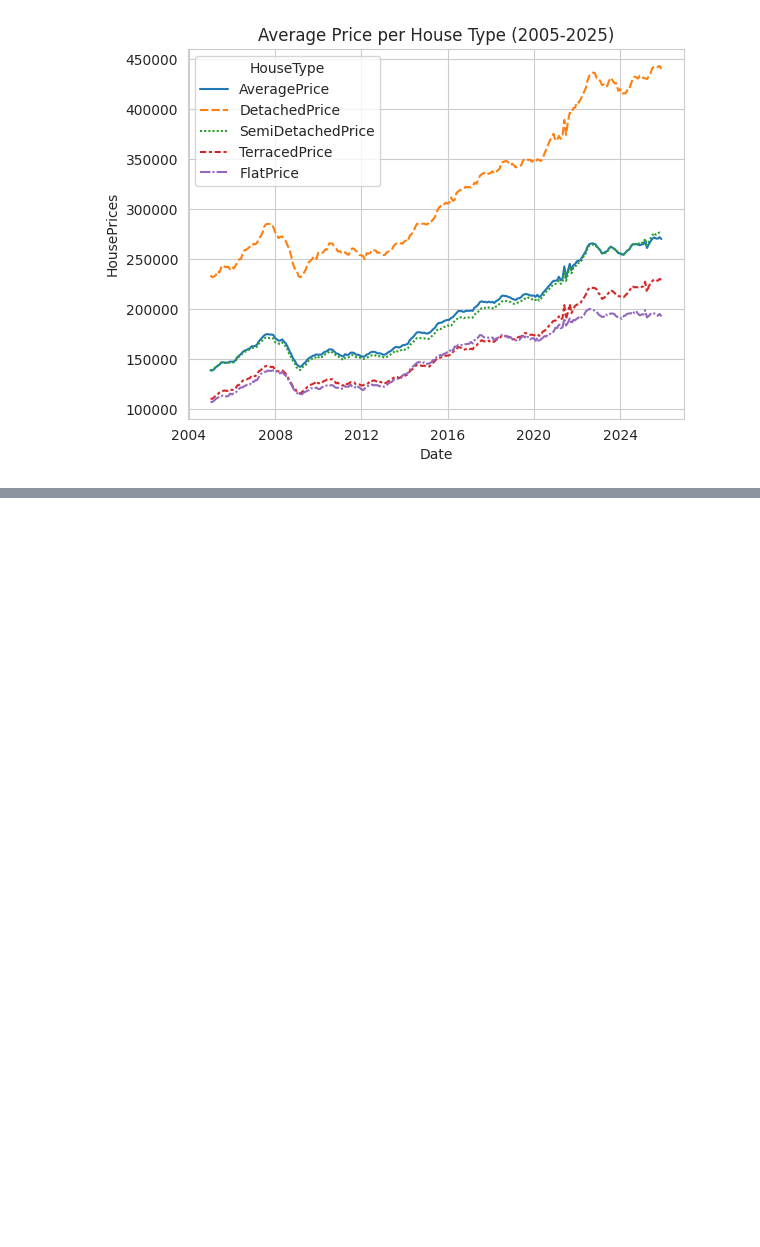
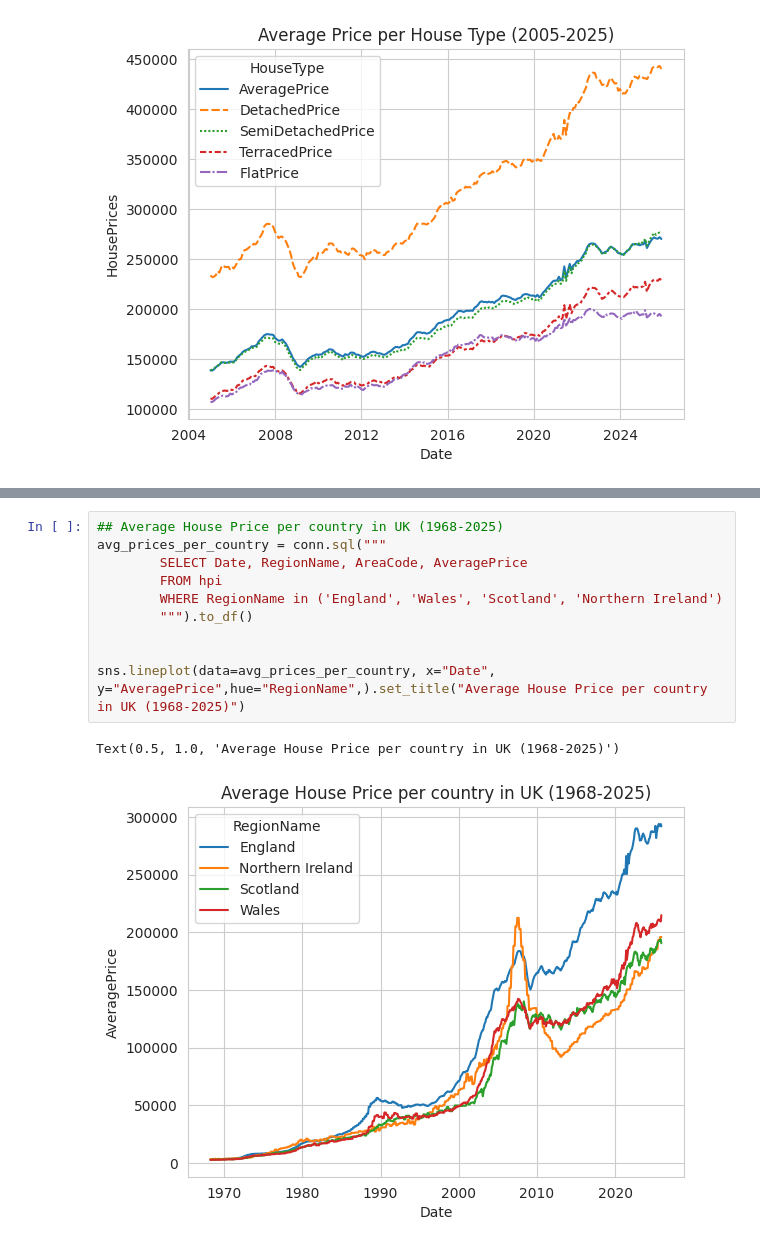
Before and after one commit to tngaspar/uk-housing-affordability, a Jupyter notebook: notebooks/hpi-data-exploration.ipynb, the cells around one changed output, grey strips where cells are left out. Drawn from its saved outputs; the diff is of its cells as text; blank space fills up the shorter version.

Commit message:
update hpi data exploration notebook

```diff
--- a/notebooks/hpi-exploration.ipynb
+++ b/notebooks/hpi-data-exploration.ipynb
@@ -123,0 +176,13 @@ Text(0.5, 1.0, 'Average Price per House Type (2005-2025)')
+# %%
+## Average House Price per country in UK (1968-2025)
+avg_prices_per_country = conn.sql("""
+        SELECT Date, RegionName, AreaCode, AveragePrice
+        FROM hpi
+        WHERE RegionName in ('England', 'Wales', 'Scotland', 'Northern Ireland')
+        """).to_df()
+
+
+sns.lineplot(data=avg_prices_per_country, x="Date", y="AveragePrice",hue="RegionName",).set_title("Average House Price per country in UK (1968-2025)")
+# %% [output]
+Text(0.5, 1.0, 'Average House Price per country in UK (1968-2025)')
+[figure, added]
```
Also changed, not shown: parts of 2 cells of this notebook.
